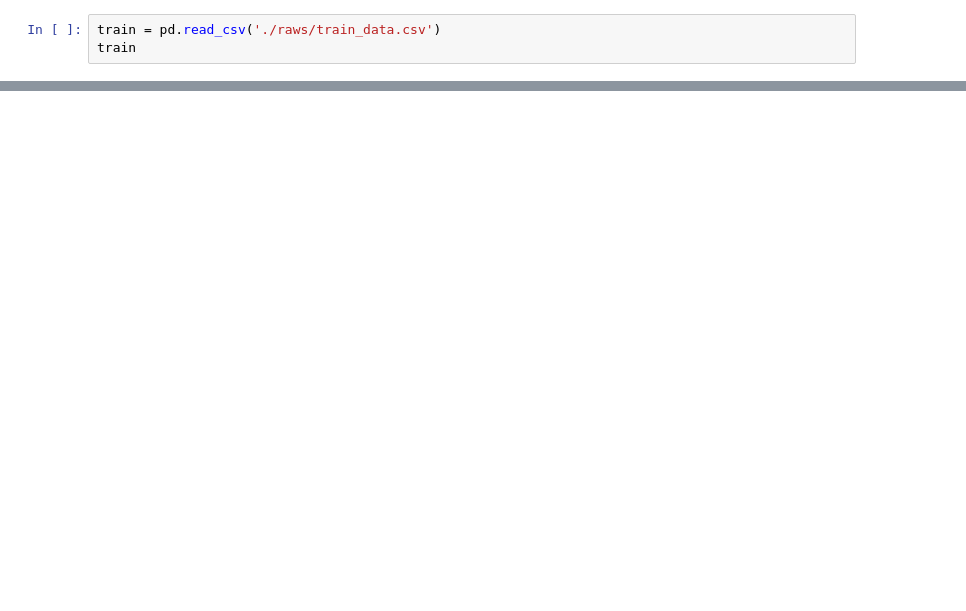
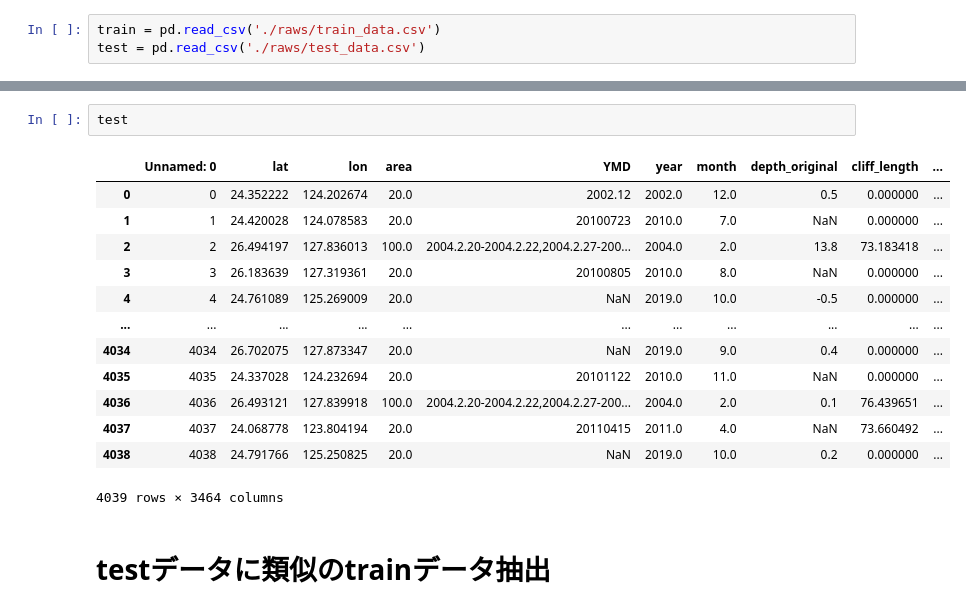
Before and after one commit to androiderNN/bluecarbon, a Jupyter notebook: sources/analysis.ipynb, the cells around one changed output, grey strips where cells are left out. Cells and saved outputs as stored; diff of their text form; blank space fills up the shorter version.

```diff
--- a/sources/analysis.ipynb
+++ b/sources/analysis.ipynb
@@ -7,3 +4,3 @@ ModuleNotFoundError: No module named 'numpy'
 # %%
 train = pd.read_csv('./raws/train_data.csv')
-train
+test = pd.read_csv('./raws/test_data.csv')
@@ -11,0 +33,18 @@ NameError: name 'pd' is not defined
+# %%
+test
+# %% [output]
+|  | Unnamed: 0 | lat | lon | area | YMD | year | month | depth_original | cliff_length | ... |
+| 0 | 0 | 24.352222 | 124.202674 | 20.0 | 2002.12 | 2002.0 | 12.0 | 0.5 | 0.000000 | ... |
+| 1 | 1 | 24.420028 | 124.078583 | 20.0 | 20100723 | 2010.0 | 7.0 | NaN | 0.000000 | ... |
+| 2 | 2 | 26.494197 | 127.836013 | 100.0 | 2004.2.20-2004.2.22,2004.2.27-200... | 2004.0 | 2.0 | 13.8 | 73.183418 | ... |
+| 3 | 3 | 26.183639 | 127.319361 | 20.0 | 20100805 | 2010.0 | 8.0 | NaN | 0.000000 | ... |
+| 4 | 4 | 24.761089 | 125.269009 | 20.0 | NaN | 2019.0 | 10.0 | -0.5 | 0.000000 | ... |
+| ... | ... | ... | ... | ... | ... | ... | ... | ... | ... | ... |
+| 4034 | 4034 | 26.702075 | 127.873347 | 20.0 | NaN | 2019.0 | 9.0 | 0.4 | 0.000000 | ... |
+| 4035 | 4035 | 24.337028 | 124.232694 | 20.0 | 20101122 | 2010.0 | 11.0 | NaN | 0.000000 | ... |
+| 4036 | 4036 | 26.493121 | 127.839918 | 100.0 | 2004.2.20-2004.2.22,2004.2.27-200... | 2004.0 | 2.0 | 0.1 | 76.439651 | ... |
+| 4037 | 4037 | 24.068778 | 123.804194 | 20.0 | 20110415 | 2011.0 | 4.0 | NaN | 73.660492 | ... |
+| 4038 | 4038 | 24.791766 | 125.250825 | 20.0 | NaN | 2019.0 | 10.0 | 0.2 | 0.000000 | ... |
+4039 rows × 3464 columns
+# %% [markdown]
+# testデータに類似のtrainデータ抽出
```
Also changed, not shown: parts of 10 cells of this notebook, 2 other files.
